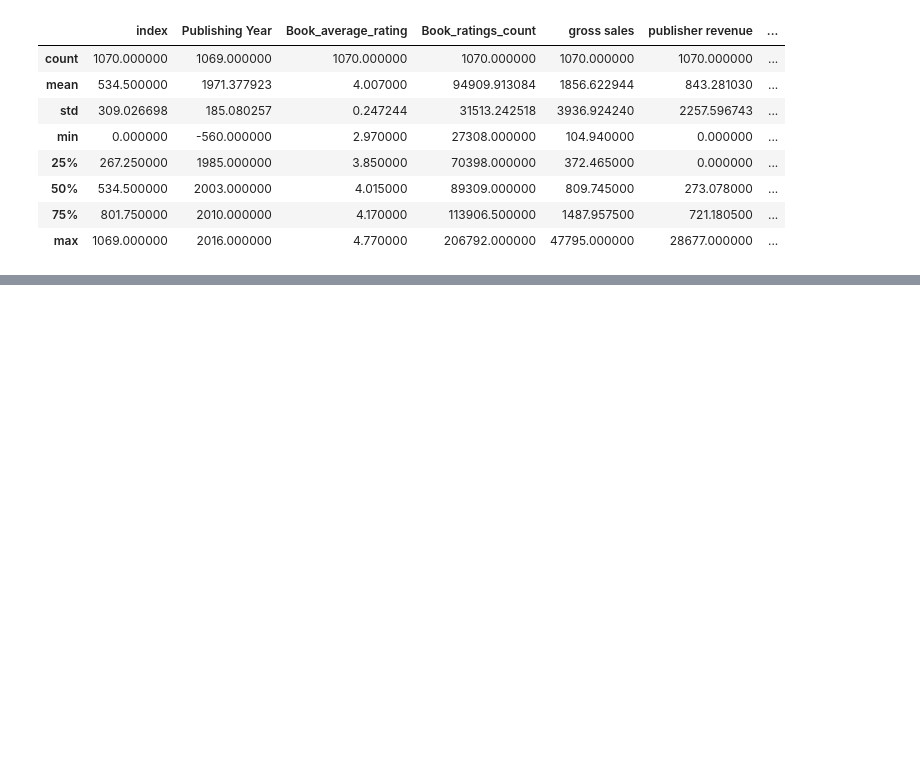
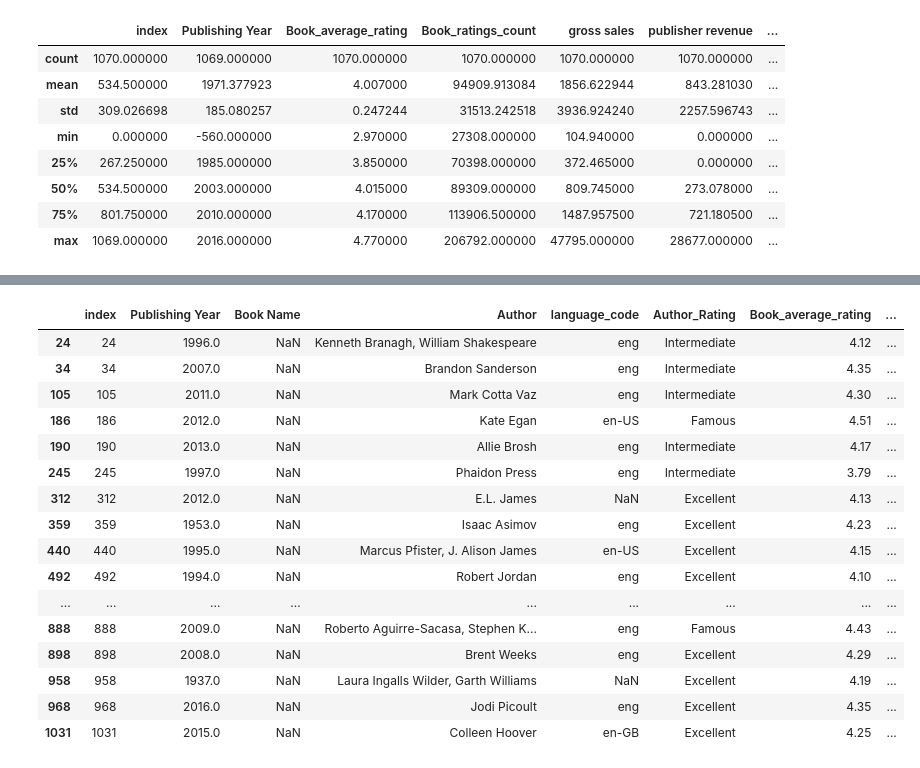
Before and after one commit to novicecoder205/Book-Sales-Analysis-End-to-End, a Jupyter notebook: Book Sales Analysis.ipynb, the cells around one changed output, grey strips where cells are left out. Saved outputs shown, nothing was run; the diff lists cells and outputs as text; code cells hidden in the pictures; blank space fills up the shorter version.

```diff
--- a/Book Sales Analysis.ipynb
+++ b/Book Sales Analysis.ipynb
@@ -32,3 +32,5 @@ df.describe()
 | 50% | 534.500000 | 2003.000000 | 4.015000 | 89309.000000 | 809.745000 | 273.078000 | ... |
 | 75% | 801.750000 | 2010.000000 | 4.170000 | 113906.500000 | 1487.957500 | 721.180500 | ... |
 | max | 1069.000000 | 2016.000000 | 4.770000 | 206792.000000 | 47795.000000 | 28677.000000 | ... |
+# %%
+df = df[df["Publishing Year"] > 1900]
@@ -34,0 +90,20 @@ df.describe()
+# %%
+df[df["Book Name"].isna()]
+# %% [output]
+|  | index | Publishing Year | Book Name | Author | language_code | Author_Rating | Book_average_rating | ... |
+| 24 | 24 | 1996.0 | NaN | Kenneth Branagh, William Shakespeare | eng | Intermediate | 4.12 | ... |
+| 34 | 34 | 2007.0 | NaN | Brandon Sanderson | eng | Intermediate | 4.35 | ... |
+| 105 | 105 | 2011.0 | NaN | Mark Cotta Vaz | eng | Intermediate | 4.30 | ... |
+| 186 | 186 | 2012.0 | NaN | Kate Egan | en-US | Famous | 4.51 | ... |
+| 190 | 190 | 2013.0 | NaN | Allie Brosh | eng | Intermediate | 4.17 | ... |
+| 245 | 245 | 1997.0 | NaN | Phaidon Press | eng | Intermediate | 3.79 | ... |
+| 312 | 312 | 2012.0 | NaN | E.L. James | NaN | Excellent | 4.13 | ... |
+| 359 | 359 | 1953.0 | NaN | Isaac Asimov | eng | Excellent | 4.23 | ... |
+| 440 | 440 | 1995.0 | NaN | Marcus Pfister, J. Alison James | en-US | Excellent | 4.15 | ... |
+| 492 | 492 | 1994.0 | NaN | Robert Jordan | eng | Excellent | 4.10 | ... |
+| ... | ... | ... | ... | ... | ... | ... | ... | ... |
+| 888 | 888 | 2009.0 | NaN | Roberto Aguirre-Sacasa, Stephen K... | eng | Famous | 4.43 | ... |
+| 898 | 898 | 2008.0 | NaN | Brent Weeks | eng | Excellent | 4.29 | ... |
+| 958 | 958 | 1937.0 | NaN | Laura Ingalls Wilder, Garth Williams | NaN | Excellent | 4.19 | ... |
+| 968 | 968 | 2016.0 | NaN | Jodi Picoult | eng | Excellent | 4.35 | ... |
+| 1031 | 1031 | 2015.0 | NaN | Colleen Hoover | en-GB | Excellent | 4.25 | ... |
```
Also changed, not shown: parts of 6 cells of this notebook.
